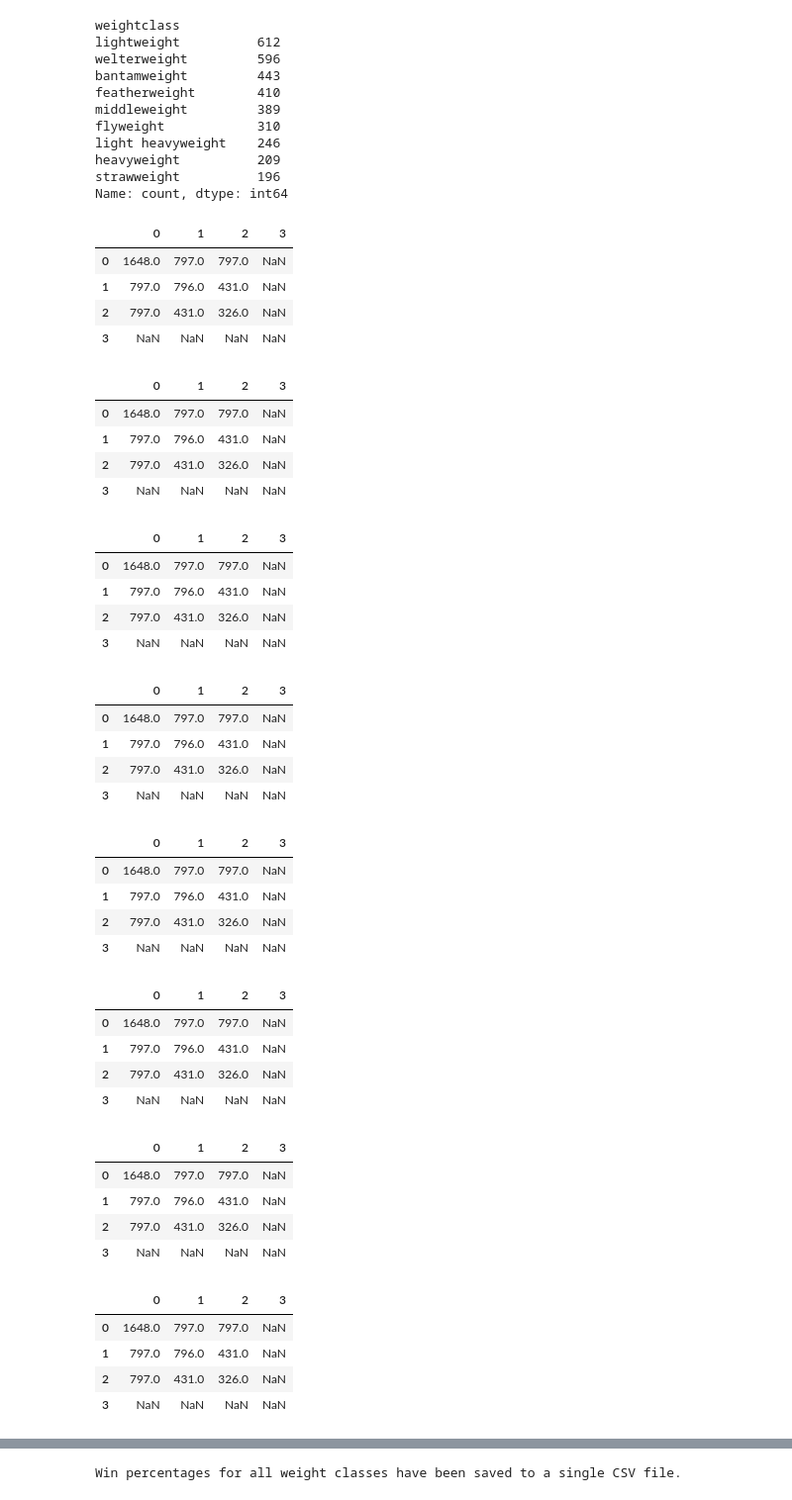
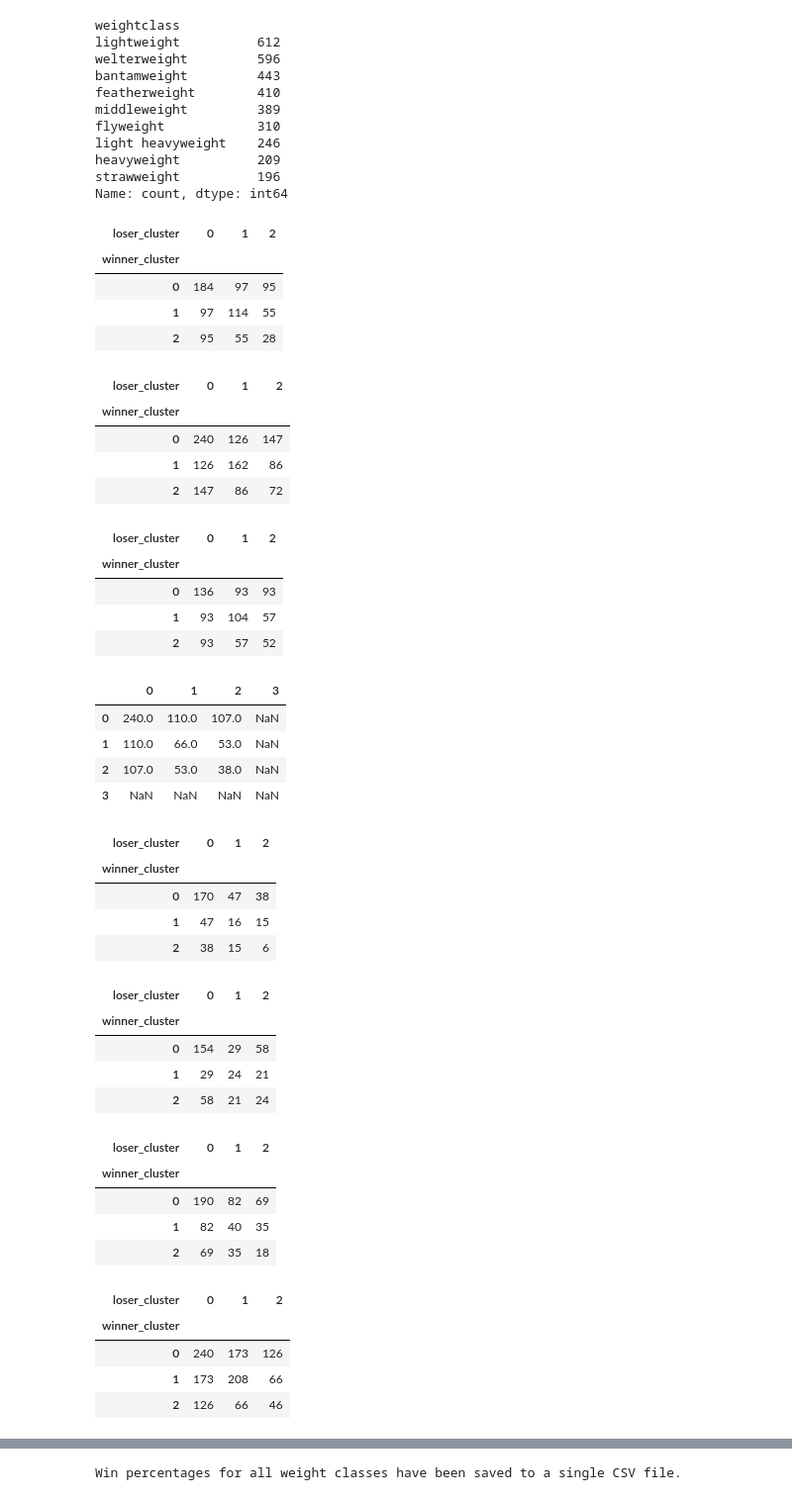
Before and after one commit to jeaend/UFC_Fight_Outcome_Prediction, a Jupyter notebook: 3_cluster_fight_style/C_cluster_on_featured_data.ipynb, the cells around one changed output, grey strips where cells are left out. Shown at 99% size. Saved outputs shown, nothing was run; the diff lists cells and outputs as text; code cells hidden in the pictures.

```diff
--- a/3_cluster_fight_style/C_cluster_on_featured_data.ipynb
+++ b/3_cluster_fight_style/C_cluster_on_featured_data.ipynb
@@ -172,72 +172,72 @@ Name: count, dtype: int64
 # %%
 import matplotlib.pyplot as plt
 import seaborn as sns
 
 # Function to calculate win percentages for a given weight class
 def calculate_win_percentage(df):
     win_counts = df.groupby(['winner_cluster', 'loser_cluster']).size().unstack(fill_value=0)
     loss_counts = df.groupby(['loser_cluster', 'winner_cluster']).size().unstack(fill_value=0)
     win_percentage = (win_counts / (win_counts + loss_counts)) * 100
-    return win_percentage.round().fillna(0)  # Round and fill NaN with 0
+    return win_percentage.round().fillna(0), win_counts,loss_counts  # Round and fill NaN with 0
 
 # List of unique weight classes
 weight_classes = data['weightclass'].unique()
 
 # Create a dictionary to store win percentages for each weight class
 win_percentage_by_weight_class = {}
 
 # Calculate win percentages for each weight class
 for weight_class in weight_classes:
     df_filtered = data[data['weightclass'] == weight_class]
-    win_percentage_by_weight_class[weight_class] = calculate_win_percentage(df_filtered)
+    win_percentage_by_weight_class[weight_class], win_counts,loss_counts = calculate_win_percentage(df_filtered)
     display((win_counts + loss_counts))
 
 # Plot each heatmap individually
 for weight_class, win_percentage in win_percentage_by_weight_class.items():
     plt.figure(figsize=(6, 4))
     sns.heatmap(win_percentage, annot=True, cmap="Blues", fmt="g", cbar=True)
     plt.title(f'Win Percentages for Weight Class: {weight_class}')
     plt.xlabel('Loser Cluster')
     plt.ylabel('Winner Cluster')
     plt.show()
 # %% [output]
-|  | 0 | 1 | 2 | 3 |
-| 0 | 1648.0 | 797.0 | 797.0 | NaN |
-| 1 | 797.0 | 796.0 | 431.0 | NaN |
-| 2 | 797.0 | 431.0 | 326.0 | NaN |
-| 3 | NaN | NaN | NaN | NaN |
+| loser_cluster | 0 | 1 | 2 |
+| winner_cluster |  |  |  |
+| 0 | 184 | 97 | 95 |
+| 1 | 97 | 114 | 55 |
+| 2 | 95 | 55 | 28 |
-|  | 0 | 1 | 2 | 3 |
-| 0 | 1648.0 | 797.0 | 797.0 | NaN |
-| 1 | 797.0 | 796.0 | 431.0 | NaN |
-| 2 | 797.0 | 431.0 | 326.0 | NaN |
-| 3 | NaN | NaN | NaN | NaN |
+| loser_cluster | 0 | 1 | 2 |
+| winner_cluster |  |  |  |
+| 0 | 240 | 126 | 147 |
+| 1 | 126 | 162 | 86 |
+| 2 | 147 | 86 | 72 |
-|  | 0 | 1 | 2 | 3 |
-| 0 | 1648.0 | 797.0 | 797.0 | NaN |
-| 1 | 797.0 | 796.0 | 431.0 | NaN |
-| 2 | 797.0 | 431.0 | 326.0 | NaN |
-| 3 | NaN | NaN | NaN | NaN |
+| loser_cluster | 0 | 1 | 2 |
+| winner_cluster |  |  |  |
+| 0 | 136 | 93 | 93 |
+| 1 | 93 | 104 | 57 |
+| 2 | 93 | 57 | 52 |
 |  | 0 | 1 | 2 | 3 |
-| 0 | 1648.0 | 797.0 | 797.0 | NaN |
-| 1 | 797.0 | 796.0 | 431.0 | NaN |
-| 2 | 797.0 | 431.0 | 326.0 | NaN |
+| 0 | 240.0 | 110.0 | 107.0 | NaN |
+| 1 | 110.0 | 66.0 | 53.0 | NaN |
+| 2 | 107.0 | 53.0 | 38.0 | NaN |
 | 3 | NaN | NaN | NaN | NaN |
-|  | 0 | 1 | 2 | 3 |
-| 0 | 1648.0 | 797.0 | 797.0 | NaN |
-| 1 | 797.0 | 796.0 | 431.0 | NaN |
-| 2 | 797.0 | 431.0 | 326.0 | NaN |
-| 3 | NaN | NaN | NaN | NaN |
+| loser_cluster | 0 | 1 | 2 |
+| winner_cluster |  |  |  |
+| 0 | 170 | 47 | 38 |
+| 1 | 47 | 16 | 15 |
+| 2 | 38 | 15 | 6 |
-|  | 0 | 1 | 2 | 3 |
-| 0 | 1648.0 | 797.0 | 797.0 | NaN |
-| 1 | 797.0 | 796.0 | 431.0 | NaN |
-| 2 | 797.0 | 431.0 | 326.0 | NaN |
-| 3 | NaN | NaN | NaN | NaN |
+| loser_cluster | 0 | 1 | 2 |
+| winner_cluster |  |  |  |
+| 0 | 154 | 29 | 58 |
+| 1 | 29 | 24 | 21 |
+| 2 | 58 | 21 | 24 |
-|  | 0 | 1 | 2 | 3 |
-| 0 | 1648.0 | 797.0 | 797.0 | NaN |
-| 1 | 797.0 | 796.0 | 431.0 | NaN |
-| 2 | 797.0 | 431.0 | 326.0 | NaN |
-| 3 | NaN | NaN | NaN | NaN |
+| loser_cluster | 0 | 1 | 2 |
+| winner_cluster |  |  |  |
+| 0 | 190 | 82 | 69 |
+| 1 | 82 | 40 | 35 |
+| 2 | 69 | 35 | 18 |
-|  | 0 | 1 | 2 | 3 |
-| 0 | 1648.0 | 797.0 | 797.0 | NaN |
-| 1 | 797.0 | 796.0 | 431.0 | NaN |
-| 2 | 797.0 | 431.0 | 326.0 | NaN |
-| 3 | NaN | NaN | NaN | NaN |
+| loser_cluster | 0 | 1 | 2 |
+| winner_cluster |  |  |  |
+| 0 | 240 | 173 | 126 |
+| 1 | 173 | 208 | 66 |
+| 2 | 126 | 66 | 46 |
```
Also changed, not shown: parts of 4 cells of this notebook, 1 other file.
